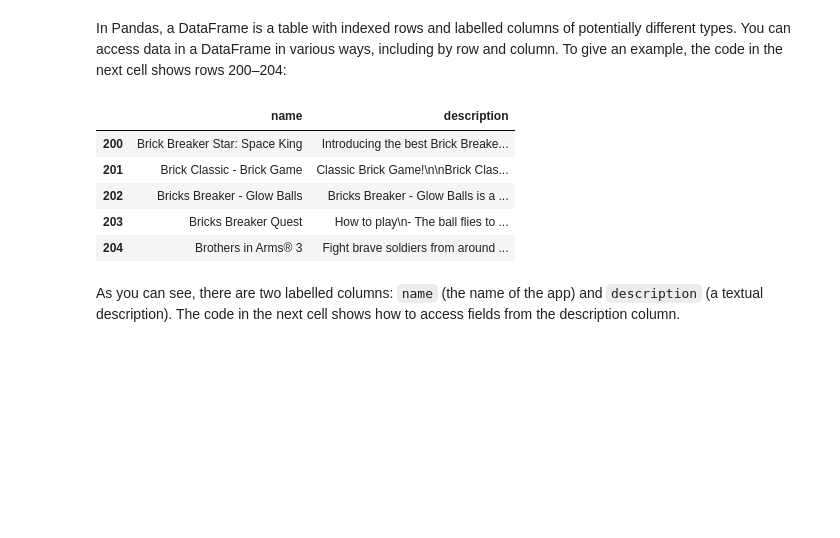
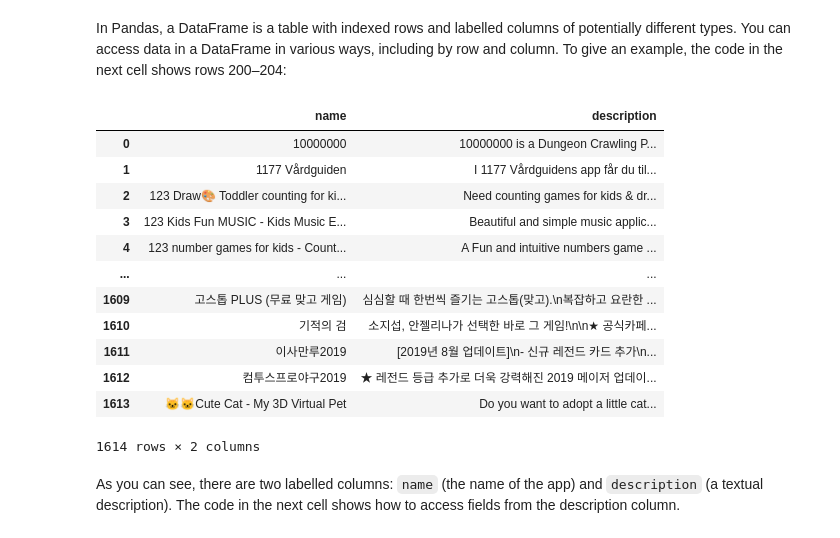
Before and after one commit to jakeberggren/TDDE16-Text-Mining, a Jupyter notebook: Lab1/TM-Lab1.ipynb, the cells around one changed output. Saved outputs shown, nothing was run; the diff lists cells and outputs as text; code cells hidden in the pictures; blank space fills up the shorter version.

```diff
--- a/Lab1/TM-Lab1.ipynb
+++ b/Lab1/TM-Lab1.ipynb
@@ -33,14 +33,21 @@ with bz2.open('app-descriptions.json.bz2') as source:
 # %% [markdown]
 In Pandas, a DataFrame is a table with indexed rows and labelled columns of potentially different types. You can access data in a DataFrame in various ways, including by row and column. To give an example, the code in the next cell shows rows 200–204:
 # %%
-df[200:205]
+df
 # %% [output]
 |  | name | description |
-| 200 | Brick Breaker Star: Space King | Introducing the best Brick Breake... |
-| 201 | Brick Classic - Brick Game | Classic Brick Game!\n\nBrick Clas... |
-| 202 | Bricks Breaker - Glow Balls | Bricks Breaker - Glow Balls is a ... |
-| 203 | Bricks Breaker Quest | How to play\n- The ball flies to ... |
-| 204 | Brothers in Arms® 3 | Fight brave soldiers from around ... |
+| 0 | 10000000 | ﻿10000000 is a Dungeon Crawling P... |
+| 1 | 1177 Vårdguiden | I 1177 Vårdguidens app får du til... |
+| 2 | 123 Draw🎨 Toddler counting for ki... | Need counting games for kids & dr... |
+| 3 | 123 Kids Fun MUSIC - Kids Music E... | Beautiful and simple music applic... |
+| 4 | 123 number games for kids - Count... | A Fun and intuitive numbers game ... |
+| ... | ... | ... |
+| 1609 | 고스톱 PLUS (무료 맞고 게임) | 심심할 때 한번씩 즐기는 고스톱(맞고).\n복잡하고 요란한 ... |
+| 1610 | 기적의 검 | 소지섭, 안젤리나가 선택한 바로 그 게임!\n\n★ 공식카페... |
+| 1611 | 이사만루2019 | [2019년 8월 업데이트]\n- 신규 레전드 카드 추가\n... |
+| 1612 | 컴투스프로야구2019 | ★ 레전드 등급 추가로 더욱 강력해진 2019 메이저 업데이... |
+| 1613 | 🐱🐱Cute Cat - My 3D Virtual Pet | Do you want to adopt a little cat... |
+1614 rows × 2 columns
 # %% [markdown]
 As you can see, there are two labelled columns: `name` (the name of the app) and `description` (a textual description). The code in the next cell shows how to access fields from the description column.
 # %%
```
Also changed, not shown: parts of 7 cells of this notebook.
